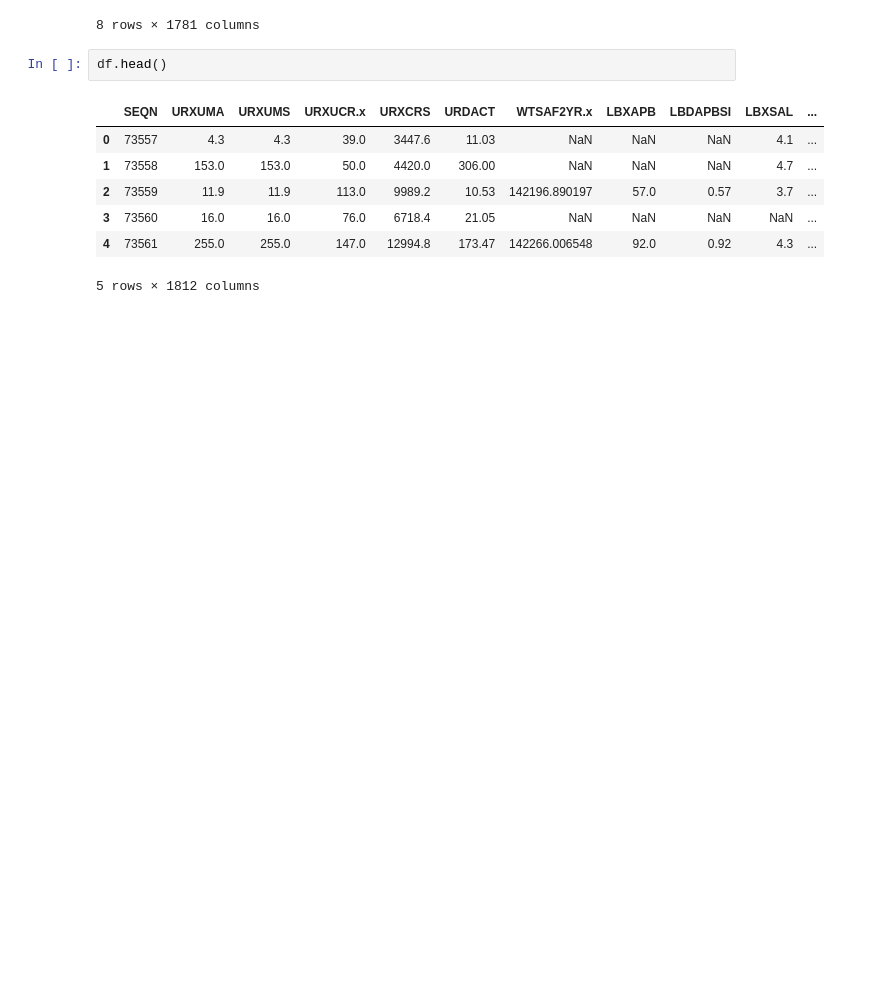
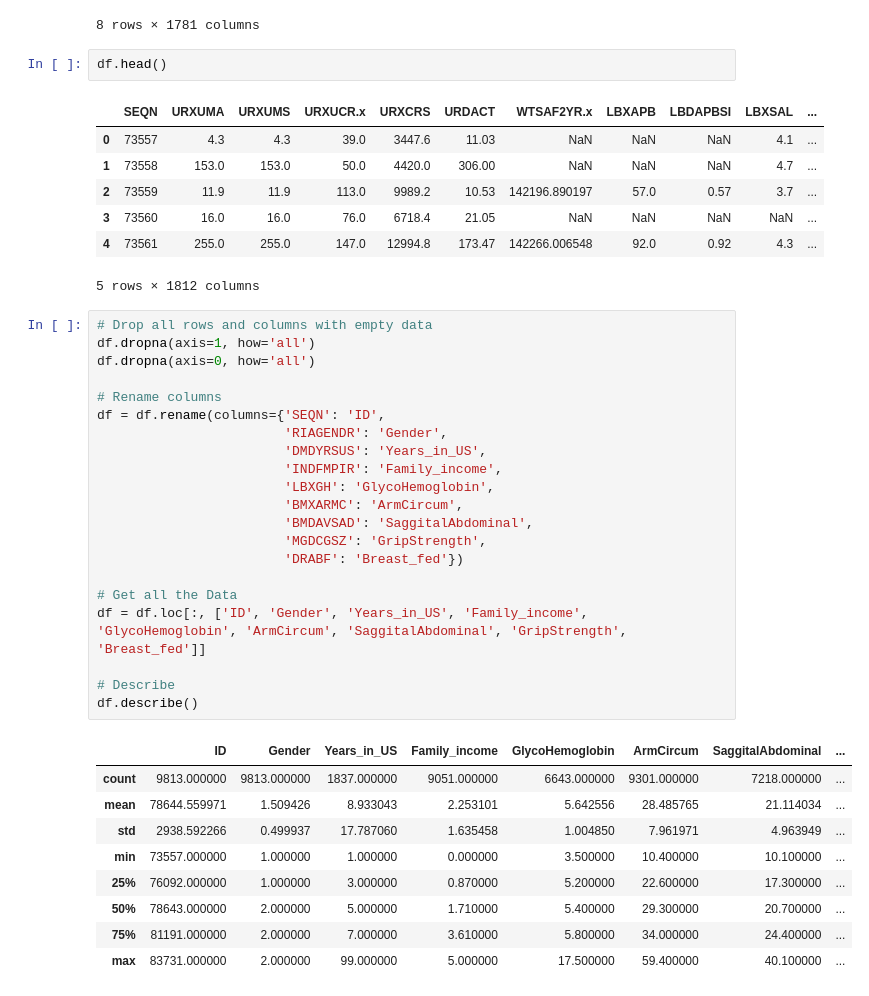
Before and after one commit to rkfd/ds-ai-for-business, a Jupyter notebook: Predicting Diabetes Cases/predicting-diabetes-cases.ipynb, the cells around one changed output. Saved outputs shown, nothing was run; the diff lists cells and outputs as text; blank space fills up the shorter version.

```diff
--- a/Predicting Diabetes Cases/predicting-diabetes-cases.ipynb
+++ b/Predicting Diabetes Cases/predicting-diabetes-cases.ipynb
@@ -62,3 +73,34 @@ df.head()
 | 3 | 73560 | 16.0 | 16.0 | 76.0 | 6718.4 | 21.05 | NaN | NaN | NaN | NaN | ... |
 | 4 | 73561 | 255.0 | 255.0 | 147.0 | 12994.8 | 173.47 | 142266.006548 | 92.0 | 0.92 | 4.3 | ... |
 5 rows × 1812 columns
+# %%
+# Drop all rows and columns with empty data
+df.dropna(axis=1, how='all')
+df.dropna(axis=0, how='all')
+
+# Rename columns
+df = df.rename(columns={'SEQN': 'ID',
+                        'RIAGENDR': 'Gender',
+                        'DMDYRSUS': 'Years_in_US',
+                        'INDFMPIR': 'Family_income',
+                        'LBXGH': 'GlycoHemoglobin',
+                        'BMXARMC': 'ArmCircum',
+                        'BMDAVSAD': 'SaggitalAbdominal',
+                        'MGDCGSZ': 'GripStrength',
+                        'DRABF': 'Breast_fed'})
+
+# Get all the Data
+df = df.loc[:, ['ID', 'Gender', 'Years_in_US', 'Family_income', 'GlycoHemoglobin', 'ArmCircum', 'SaggitalAbdominal', 'GripStrength', 'Breast_fed']]
+
+# Describe
+df.describe()
+# %% [output]
+|  | ID | Gender | Years_in_US | Family_income | GlycoHemoglobin | ArmCircum | SaggitalAbdominal | ... |
+| count | 9813.000000 | 9813.000000 | 1837.000000 | 9051.000000 | 6643.000000 | 9301.000000 | 7218.000000 | ... |
+| mean | 78644.559971 | 1.509426 | 8.933043 | 2.253101 | 5.642556 | 28.485765 | 21.114034 | ... |
+| std | 2938.592266 | 0.499937 | 17.787060 | 1.635458 | 1.004850 | 7.961971 | 4.963949 | ... |
+| min | 73557.000000 | 1.000000 | 1.000000 | 0.000000 | 3.500000 | 10.400000 | 10.100000 | ... |
+| 25% | 76092.000000 | 1.000000 | 3.000000 | 0.870000 | 5.200000 | 22.600000 | 17.300000 | ... |
+| 50% | 78643.000000 | 2.000000 | 5.000000 | 1.710000 | 5.400000 | 29.300000 | 20.700000 | ... |
+| 75% | 81191.000000 | 2.000000 | 7.000000 | 3.610000 | 5.800000 | 34.000000 | 24.400000 | ... |
+| max | 83731.000000 | 2.000000 | 99.000000 | 5.000000 | 17.500000 | 59.400000 | 40.100000 | ... |
```
Also changed, not shown: parts of 26 cells of this notebook.
